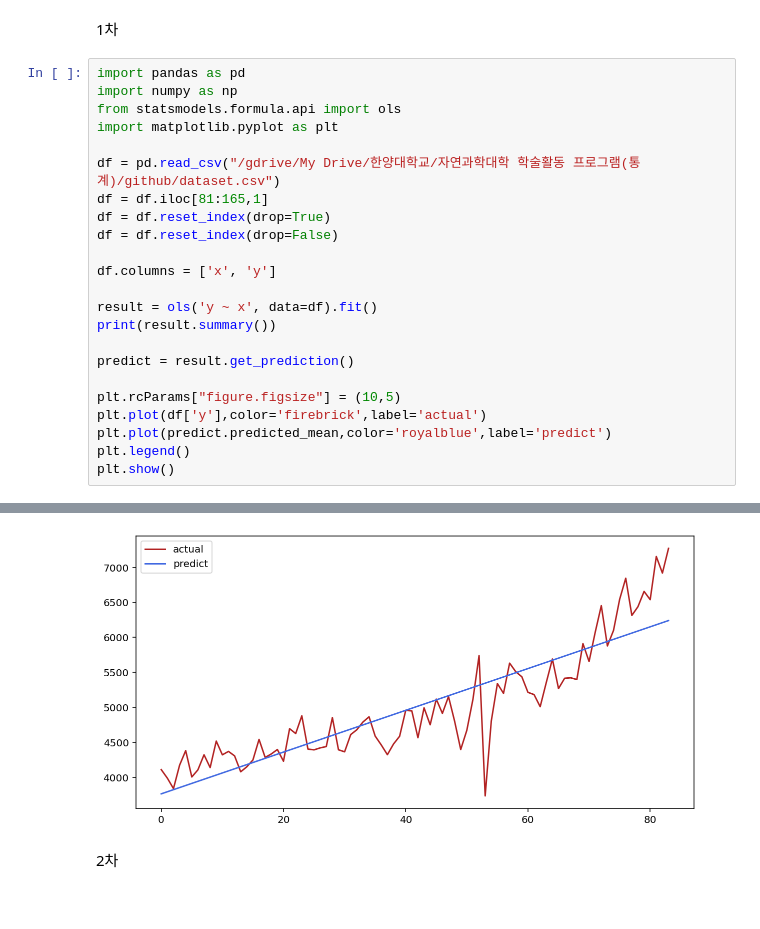
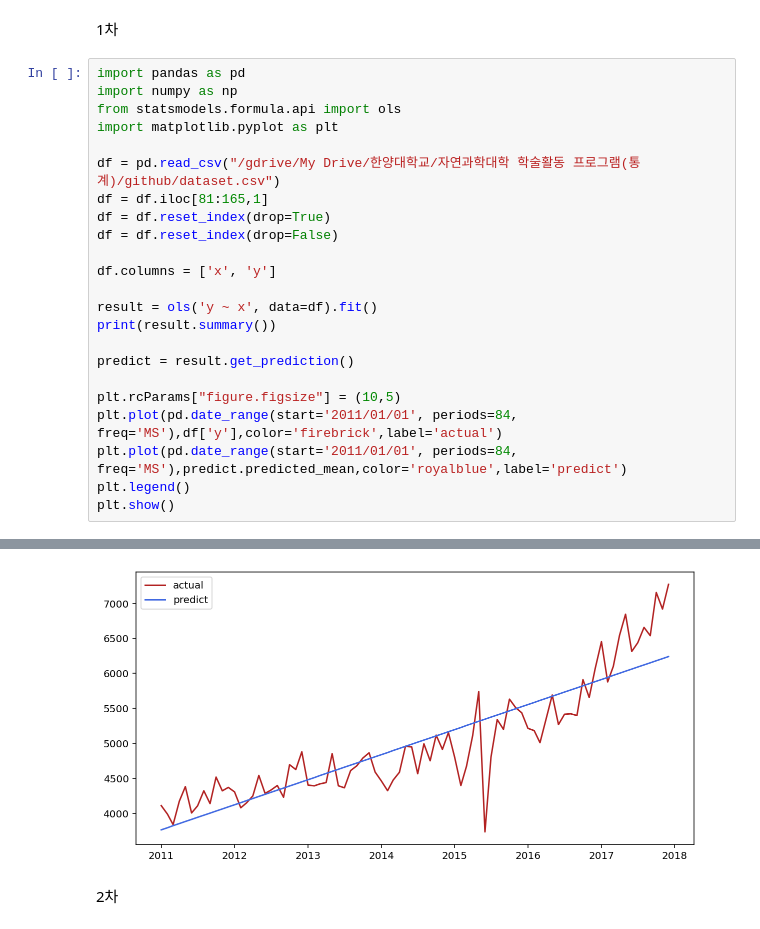
Before and after one commit to skaurl/ktx-srt, a Jupyter notebook: Untitled0.ipynb, the cells around one changed output, grey strips where cells are left out. Saved outputs shown, nothing was run; the diff lists cells and outputs as text.

```diff
--- a/Untitled0.ipynb
+++ b/Untitled0.ipynb
@@ -101,8 +102,8 @@ print(result.summary())
 predict = result.get_prediction()
 
 plt.rcParams["figure.figsize"] = (10,5)
-plt.plot(df['y'],color='firebrick',label='actual')
-plt.plot(predict.predicted_mean,color='royalblue',label='predict')
+plt.plot(pd.date_range(start='2011/01/01', periods=84, freq='MS'),df['y'],color='firebrick',label='actual')
+plt.plot(pd.date_range(start='2011/01/01', periods=84, freq='MS'),predict.predicted_mean,color='royalblue',label='predict')
 plt.legend()
 plt.show()
 # %% [output]
@@ -116,14 +117,14 @@ Time:                        12:54:56   Log-Likelihood:                -621.42
 No. Observations:                  84   AIC:                             1247.
 Df Residuals:                      82   BIC:                             1252.
 Df Model:                           1
 Covariance Type:            nonrobust
 ==============================================================================
 ... (9 lines left out)
 ==============================================================================
 
 Warnings:
 [1] Standard Errors assume that the covariance matrix of the errors is correctly specified.
-[figure, old version]
+[figure, new version]
 # %% [markdown]
 2차
 # %%
```
Also changed, not shown: parts of 22 cells of this notebook.
